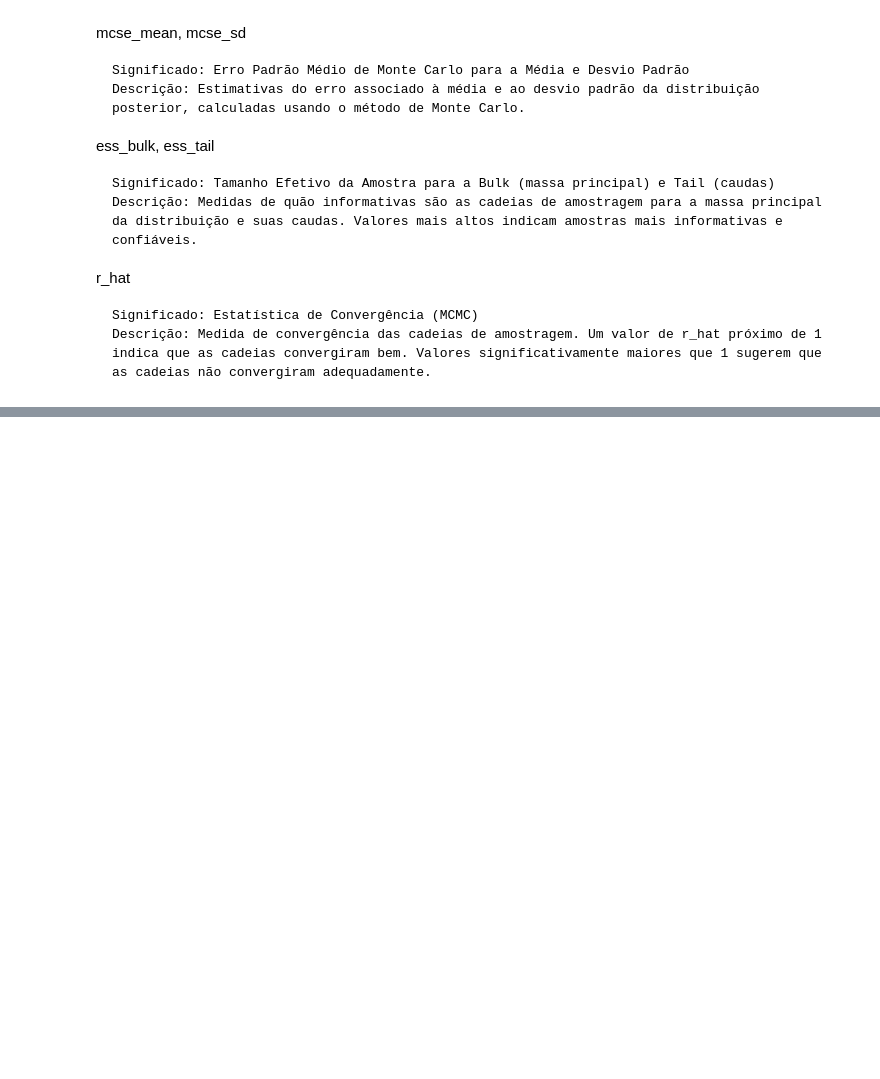
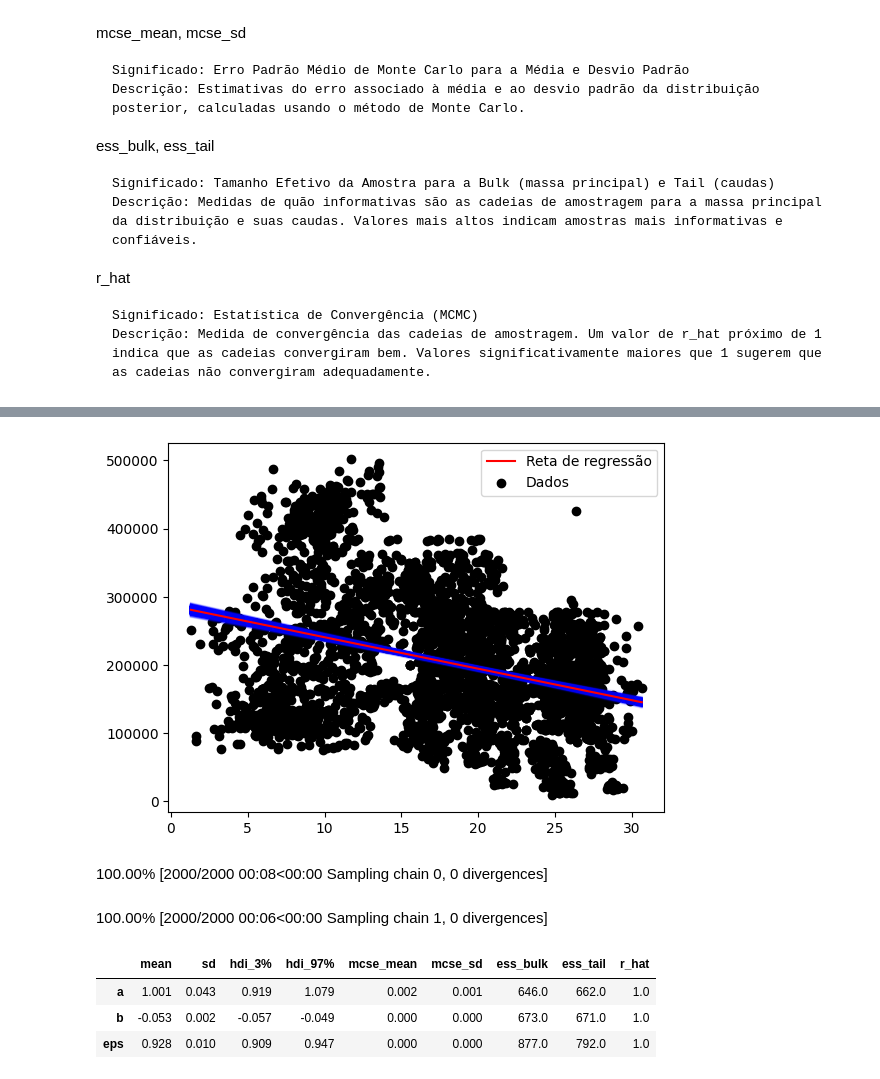
Before and after one commit to namespaiva/pred-analysis, a Jupyter notebook: pred_analisys.ipynb, the cells around one changed output, grey strips where cells are left out. Cells and saved outputs as stored; diff of their text form; code cells hidden in the pictures; blank space fills up the shorter version.

```diff
--- a/pred_analisys.ipynb
+++ b/pred_analisys.ipynb
@@ -176,0 +261,17 @@ az.plot_posterior(trace, hdi_prob=0.94)
+# %%
+a_samples = trace.posterior['a'].values.flatten()
+b_samples = trace.posterior['b'].values.flatten()
+t_values = np.linspace(t.min(), t.max(), 100)
+
+for a_sample, b_sample in zip(a_samples,b_samples):
+  plt.plot(t_values, a_sample + b_sample * t_values, color='blue', alpha=0.05)
+
+mean_a = a_samples.mean()
+mean_b = b_samples.mean()
+
+plt.plot(t_values, mean_a + mean_b * t_values, color='red', label='Reta de regressão')
+plt.scatter(t, obs, color='black', label='Dados')
+plt.legend()
+plt.show()
+# %% [output]
+[figure, added]
@@ -176,0 +287,13 @@ az.plot_posterior(trace, hdi_prob=0.94)
+# %%
+with model_norm:
+  trace_norm = pm.sample()
+# %% [output]
+100.00% [2000/2000 00:08<00:00 Sampling chain 0, 0 divergences]
+100.00% [2000/2000 00:06<00:00 Sampling chain 1, 0 divergences]
+# %%
+pm.summary(trace_norm)
+# %% [output]
+|  | mean | sd | hdi_3% | hdi_97% | mcse_mean | mcse_sd | ess_bulk | ess_tail | r_hat |
+| a | 1.001 | 0.043 | 0.919 | 1.079 | 0.002 | 0.001 | 646.0 | 662.0 | 1.0 |
+| b | -0.053 | 0.002 | -0.057 | -0.049 | 0.000 | 0.000 | 673.0 | 671.0 | 1.0 |
+| eps | 0.928 | 0.010 | 0.909 | 0.947 | 0.000 | 0.000 | 877.0 | 792.0 | 1.0 |
```
Also changed, not shown: parts of 60 cells of this notebook.
